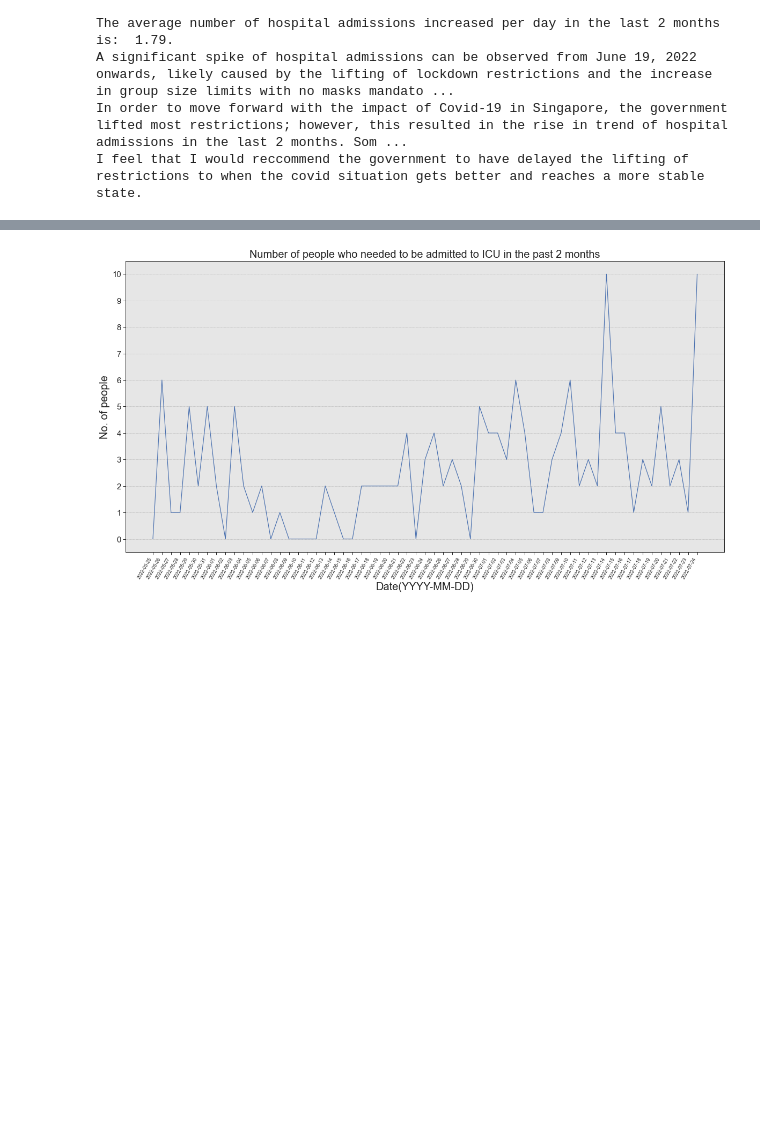
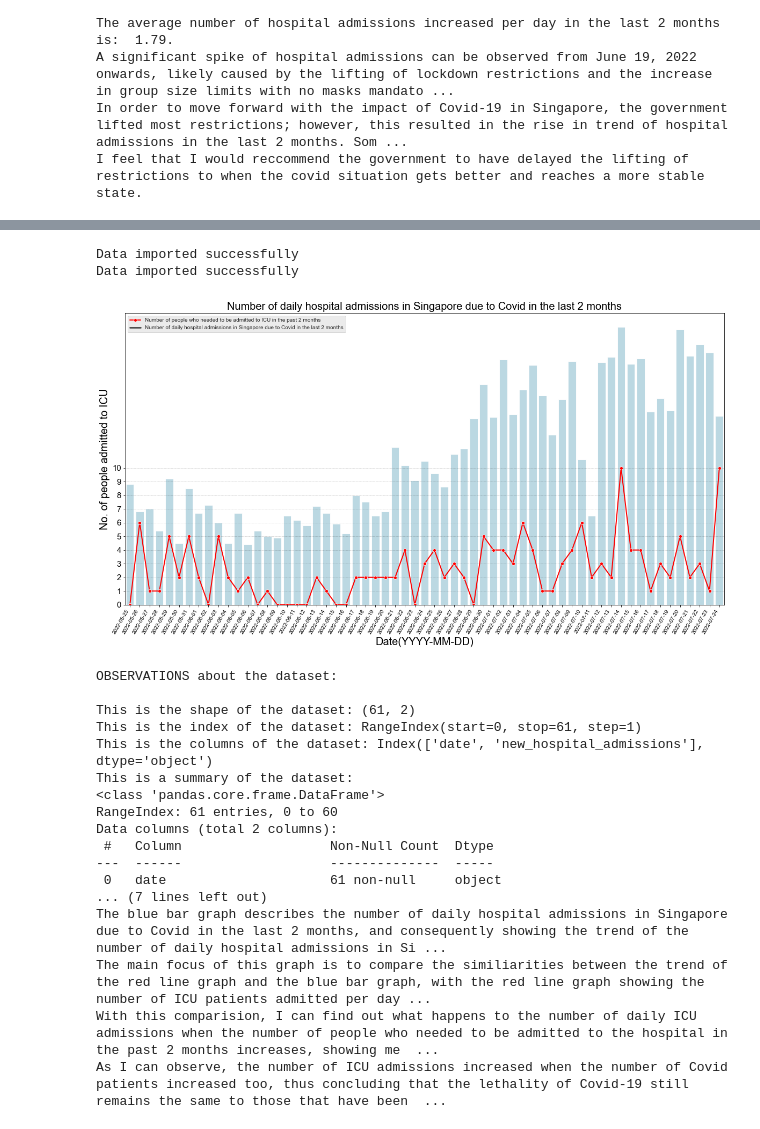
Before and after one commit to raracraz/DataScience-AY2022-2023, a Jupyter notebook: CA2/12_c2_ca2_AaiXunEn.ipynb, the cells around one changed output, grey strips where cells are left out. Saved outputs shown, nothing was run; the diff lists cells and outputs as text; code cells hidden in the pictures; blank space fills up the shorter version.

```diff
--- a/CA2/12_c2_ca2_AaiXunEn.ipynb
+++ b/CA2/12_c2_ca2_AaiXunEn.ipynb
@@ -160,30 +199,93 @@ Data imported successfully
 # %%
 # number of people who needed to be transfered to icu in Singapore
 import pandas as pd
 import seaborn as sns
 import matplotlib.pyplot as plt
 import numpy as np
-df = pd.read_csv('./csvData/new-covid-19-icu-admissions.csv')
+try:
+    df = pd.read_csv('./csvData/new-covid-19-icu-admissions.csv')
+    print('Data imported successfully')
+except:
+    print('File not found')
 df['date'] = pd.to_datetime(df['date'])
 df['date'] = df['date'].dt.strftime('%Y-%m-%d')
 df['new_icu_admissions'] = df['new_icu_admissions'].astype(int)
 plt.figure(figsize=(20,10))
 plt.title('Number of people who needed to be admitted to ICU in the past 2 months', fontsize=20)
 plt.ylabel('No. of people', fontsize=20)
 plt.xlabel('Date(YYYY-MM-DD)', fontsize=20)
 y_ticks = np.arange(0, df['new_icu_admissions'].max()+1, 1)
 plt.xticks(rotation=60, ha='right')
 plt.yticks(y_ticks, fontsize=15)
 plt.grid(True, 'major', 'y', ls='--', lw=.5, c='k', alpha=.3)
 # apply style to the plot using set_style()
 sns.set_style('ticks', rc={'axes.facecolor': '.9'})
 # plot a line to help see the trend between dates
-sns.lineplot(x='date', y='new_icu_admissions', data=df)
+sns.lineplot(x='date', y='new_icu_admissions', data=df, color='red', label='Number of people who needed to be admitted to ICU in the past 2 months', linewidth=2, marker='o')
 # plot a curve to help see the trend between dates using distributional plots
 # sns.lineplot(x=['2022-05-25', '2022-07-24'], y=[0, df['new_icu_admissions'].max()], color='red')
+try:
+    df = pd.read_csv('./csvData/new-covid-19-hospital-admissions.csv')
+    print('Data imported successfully')
+except:
+    print('File not found')
+plt.title('Number of daily ICU admissions in Singapore due to Covid in the last 2 months', fontsize=20)
+
+# Plotting the data #
+sns.set_style('ticks', rc={'axes.facecolor': '.9', 'axes.grid': False})
+
+# reduce the dataframe values by 1000 to make the graph more readable
+df['new_hospital_admissions'] = df['new_hospital_admissions'].astype(int)
+df['new_hospital_admissions'] = df['new_hospital_admissions']/10
+
+sns.barplot(x='date', y='new_hospital_admissions', data=df, alpha=.9, color='lightblue')
+# set legend label of the barplot
+plt.legend(['Number of people who needed to be admitted to ICU in the past 2 months', 'Number of daily hospital admissions in Singapore due to Covid in the last 2 months'], loc='upper left')
+plt.title('Number of daily hospital admissions in Singapore due to Covid in the last 2 months', fontsize=20)
+plt.xlabel('Date(YYYY-MM-DD)', fontsize=20)
+plt.ylabel('No. of people admitted to ICU', fontsize=20)
 plt.show()
+
+# # # # # # # # # # # # # # # # # # # # # # # # # #  Analysis of the data and graph of the data # # # # # # # # # # # # # # # # # # # # # # # # # #
+# IMPORTANT EVENTS that occurred in this timeframe:                                                                                               #
+# 1. Singapore approves Pfizer-BioNTech COVID-19 vaccine for children aged 5 to 11, Dec 10                                                        #
+# # # # # # # # # # # # # # # # # # # # # # # # # # # # # # # # # # # # # # # # # # # # # # # # # # # # # # # # # # # # # # # # # # # # # # # # # #
+print('OBSERVATIONS about the dataset:')
+# show the shape of the dataset
+print('\nThis is the shape of the dataset: ' + str(df.shape))
+# show the index of the dataset
+print('This is the index of the dataset: ' + str(df.index))
+# show the columns of the dataset
+print('This is the columns of the dataset: ' + str(df.columns))
+# show the summary
+print('This is a summary of the dataset: ')
+print(str(df.info()))
+print('\nINSIGHTS:')
+print('\nThe blue bar graph describes the number of daily hospital admissions in Singapore due to Covid in the last 2 months, and consequently showing the trend of the number of daily hospital admissions in Singapore due to Covid in the last 2 months, which is shows the trend is increasing.')
+print('The main focus of this graph is to compare the similiarities between the trend of the red line graph and the blue bar graph, with the red line graph showing the number of ICU patients admitted per day for the last 2 months')
+print("With this comparision, I can find out what happens to the number of daily ICU admissions when the number of people who needed to be admitted to the hospital in the past 2 months increases, showing me the insight that Covid-19 is still as big of a threat to health now as it is at it's peak.")
+print('As I can observe, the number of ICU admissions increased when the number of Covid patients increased too, thus concluding that the lethality of Covid-19 still remains the same to those that have been infected.')
 # %% [output]
+Data imported successfully
+Data imported successfully
-[figure, old version]
+[figure, new version]
+OBSERVATIONS about the dataset:
+
+This is the shape of the dataset: (61, 2)
+This is the index of the dataset: RangeIndex(start=0, stop=61, step=1)
+This is the columns of the dataset: Index(['date', 'new_hospital_admissions'], dtype='object')
+This is a summary of the dataset:
+<class 'pandas.core.frame.DataFrame'>
+RangeIndex: 61 entries, 0 to 60
+Data columns (total 2 columns):
+ #   Column                   Non-Null Count  Dtype
+---  ------                   --------------  -----
+ 0   date                     61 non-null     object
+... (7 lines left out)
+The blue bar graph describes the number of daily hospital admissions in Singapore due to Covid in the last 2 months, and consequently showing the trend of the number of daily hospital admissions in Si ...
+The main focus of this graph is to compare the similiarities between the trend of the red line graph and the blue bar graph, with the red line graph showing the number of ICU patients admitted per day ...
+With this comparision, I can find out what happens to the number of daily ICU admissions when the number of people who needed to be admitted to the hospital in the past 2 months increases, showing me  ...
+As I can observe, the number of ICU admissions increased when the number of Covid patients increased too, thus concluding that the lethality of Covid-19 still remains the same to those that have been  ...
 # %%
 # Percentage of groups of people being hospitalised, Needing oxygen supplementation, Admitted into ICU and Deceased
 # Importing libraries
```
Also changed, not shown: parts of 3 cells of this notebook.
